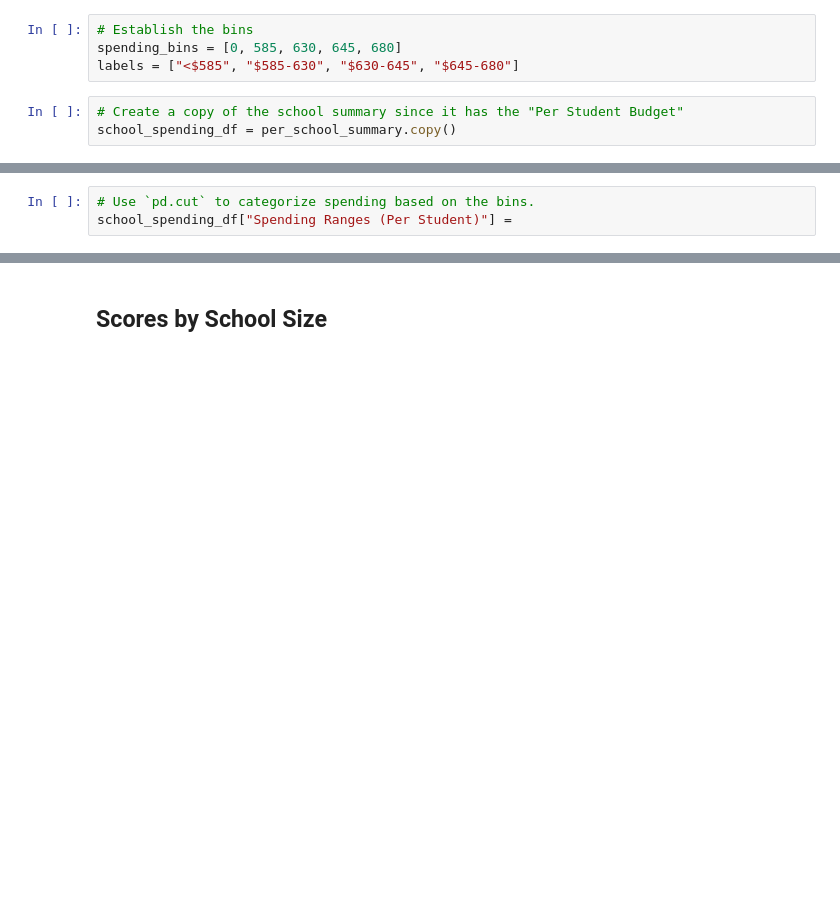
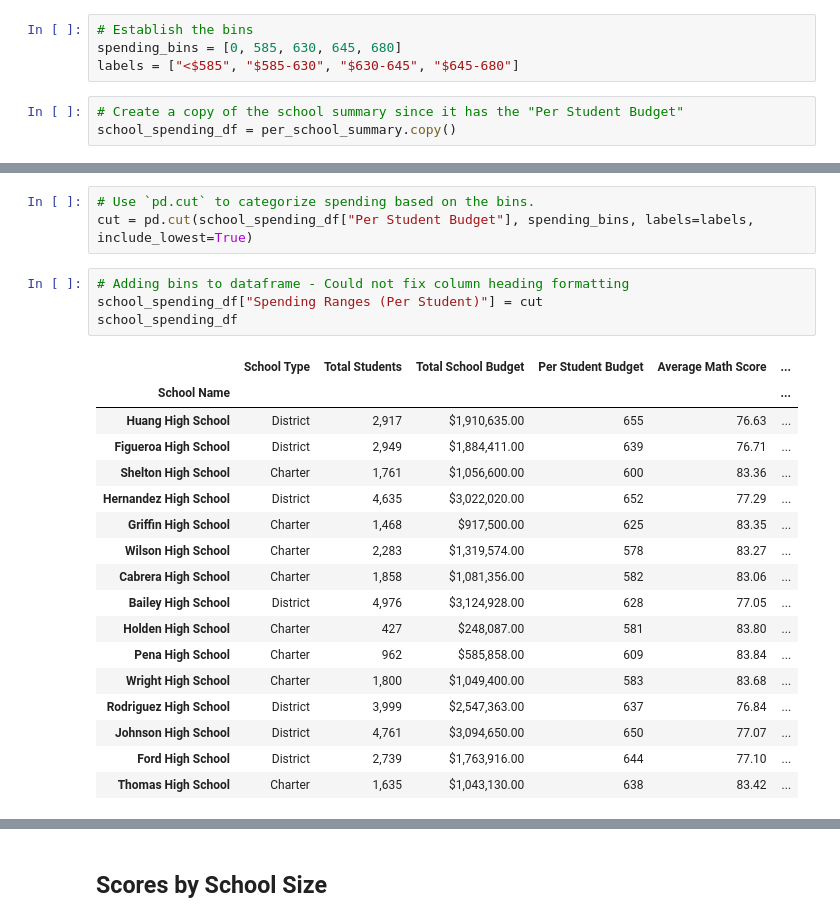
Before and after one commit to TheEvilSombrero/PyCitySchools, a Jupyter notebook: PyCitySchools_starter-Copy1.ipynb, the cells around one changed output, grey strips where cells are left out. Saved outputs shown, nothing was run; the diff lists cells and outputs as text; blank space fills up the shorter version.

```diff
--- a/PyCitySchools_starter-Copy1.ipynb
+++ b/PyCitySchools_starter-Copy1.ipynb
@@ -381,3 +364,25 @@ school_spending_df = per_school_summary.copy()
 # %%
 # Use `pd.cut` to categorize spending based on the bins.
-school_spending_df["Spending Ranges (Per Student)"] =
+cut = pd.cut(school_spending_df["Per Student Budget"], spending_bins, labels=labels, include_lowest=True)
+# %%
+# Adding bins to dataframe - Could not fix column heading formatting
+school_spending_df["Spending Ranges (Per Student)"] = cut
+school_spending_df
+# %% [output]
+|  | School Type | Total Students | Total School Budget | Per Student Budget | Average Math Score | ... |
+| School Name |  |  |  |  |  | ... |
+| Huang High School | District | 2,917 | $1,910,635.00 | 655 | 76.63 | ... |
+| Figueroa High School | District | 2,949 | $1,884,411.00 | 639 | 76.71 | ... |
+| Shelton High School | Charter | 1,761 | $1,056,600.00 | 600 | 83.36 | ... |
+| Hernandez High School | District | 4,635 | $3,022,020.00 | 652 | 77.29 | ... |
+| Griffin High School | Charter | 1,468 | $917,500.00 | 625 | 83.35 | ... |
+| Wilson High School | Charter | 2,283 | $1,319,574.00 | 578 | 83.27 | ... |
+| Cabrera High School | Charter | 1,858 | $1,081,356.00 | 582 | 83.06 | ... |
+| Bailey High School | District | 4,976 | $3,124,928.00 | 628 | 77.05 | ... |
+| Holden High School | Charter | 427 | $248,087.00 | 581 | 83.80 | ... |
+| Pena High School | Charter | 962 | $585,858.00 | 609 | 83.84 | ... |
+| Wright High School | Charter | 1,800 | $1,049,400.00 | 583 | 83.68 | ... |
+| Rodriguez High School | District | 3,999 | $2,547,363.00 | 637 | 76.84 | ... |
+| Johnson High School | District | 4,761 | $3,094,650.00 | 650 | 77.07 | ... |
+| Ford High School | District | 2,739 | $1,763,916.00 | 644 | 77.10 | ... |
+| Thomas High School | Charter | 1,635 | $1,043,130.00 | 638 | 83.42 | ... |
```
Also changed, not shown: parts of 27 cells of this notebook.
